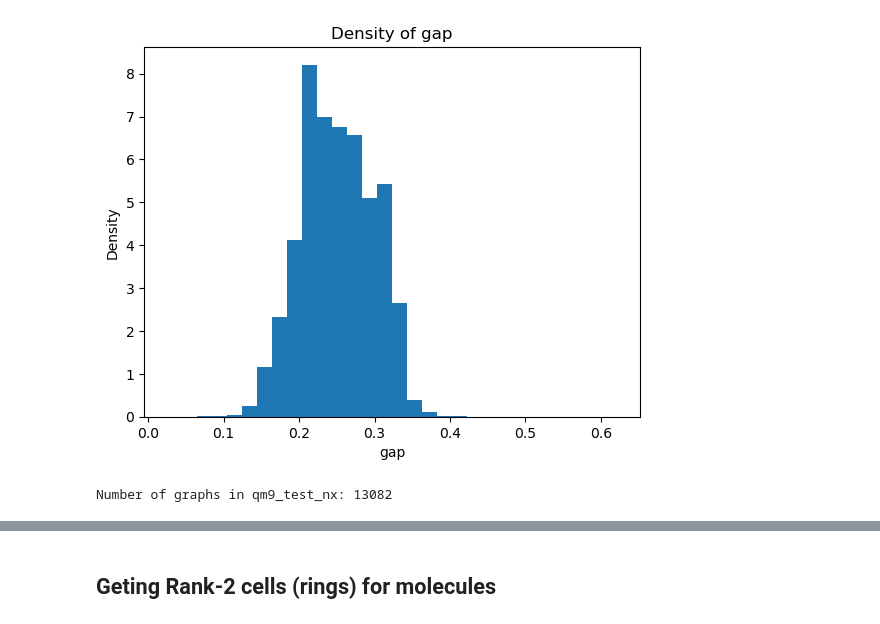
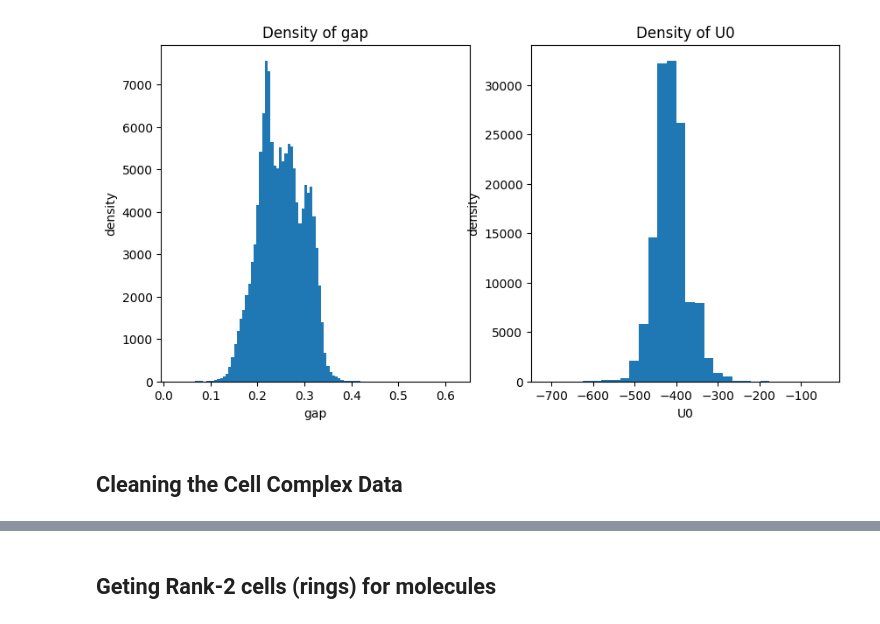
Before and after one commit to xwang38438/Cell-Attention-Network-on-Molecule, a Jupyter notebook: data_visualization.ipynb, the cells around one changed output, grey strips where cells are left out. Saved outputs shown, nothing was run; the diff lists cells and outputs as text; code cells hidden in the pictures.

```diff
--- a/data_visualization.ipynb
+++ b/data_visualization.ipynb
@@ -1,29 +1,30 @@
 # %%
-# read qm9.csv and extract U0 column
+# read qm9.csv and extract gap U0 column
 
 import pandas as pd
 import numpy as np
 import matplotlib.pyplot as plt
 
-df = pd.read_csv('data/qm9.csv', usecols=['gap'])
+df1 = pd.read_csv('data/qm9.csv', usecols=['gap'])
+df2 = pd.read_csv('data/qm9.csv', usecols=['U0'])
 
-# plot density of U0
-plt.hist(df['gap'], bins=30, density=True)
-plt.xlabel('gap')
-plt.ylabel('Density')
-plt.title('Density of gap')
+# plot density of U0 and gap in one row
+fig, ax = plt.subplots(1, 2, figsize=(10, 5))
+ax[0].hist(df1['gap'], bins=100)
+ax[0].set_xlabel('gap')
+ax[0].set_ylabel('density')
+ax[0].set_title('Density of gap')
+ax[1].hist(df2['U0'], bins=30)
+ax[1].set_xlabel('U0')
+ax[1].set_ylabel('density')
+ax[1].set_title('Density of U0')
 plt.show()
 # %% [output]
-[figure, old version]
+[figure, new version]
+# %% [markdown]
+## Cleaning the Cell Complex Data
 # %%
 import pickle
-import numpy as np
 
-# Load data/qm9_test_nx.pkl
-with open('data/qm9_test_nx.pkl', 'rb') as f:
-    qm9_test_nx = pickle.load(f)
-
-mol = qm9_test_nx[98]
-print('Number of graphs in qm9_test_nx:', len(qm9_test_nx))
+with open('data/qm9_train_cell_complex.pkl', 'rb') as f:
+    data = pickle.load(f)
-# %% [output]
-Number of graphs in qm9_test_nx: 13082
```
Also changed, not shown: parts of 10 cells of this notebook, 4 other files.
